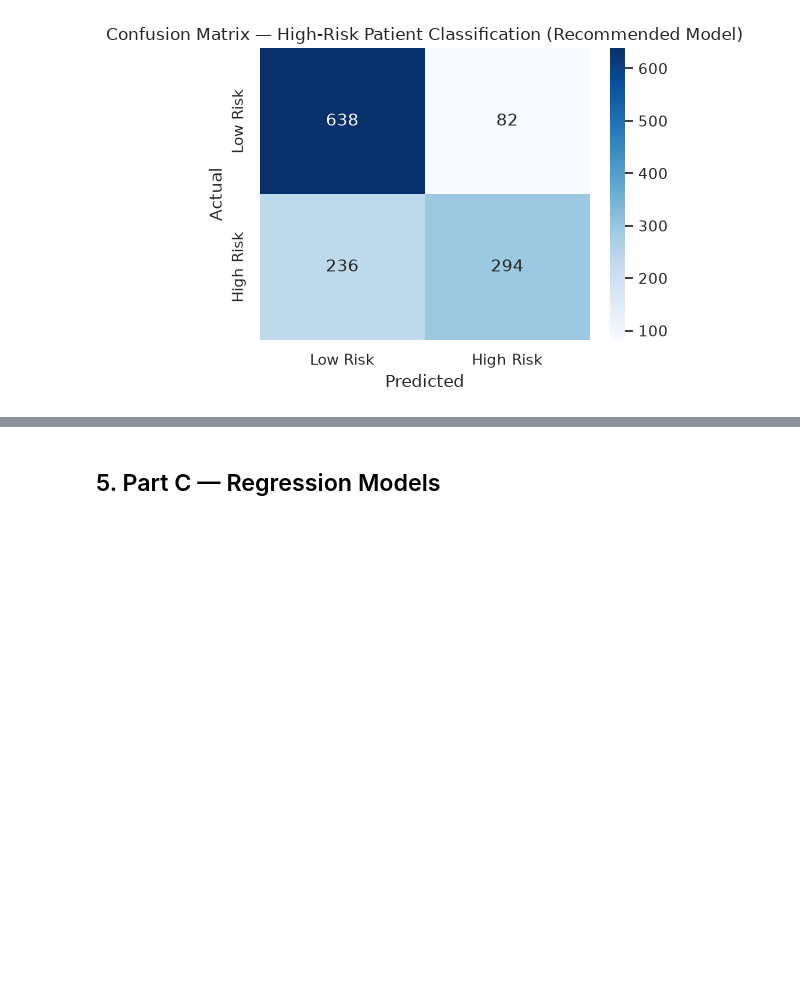
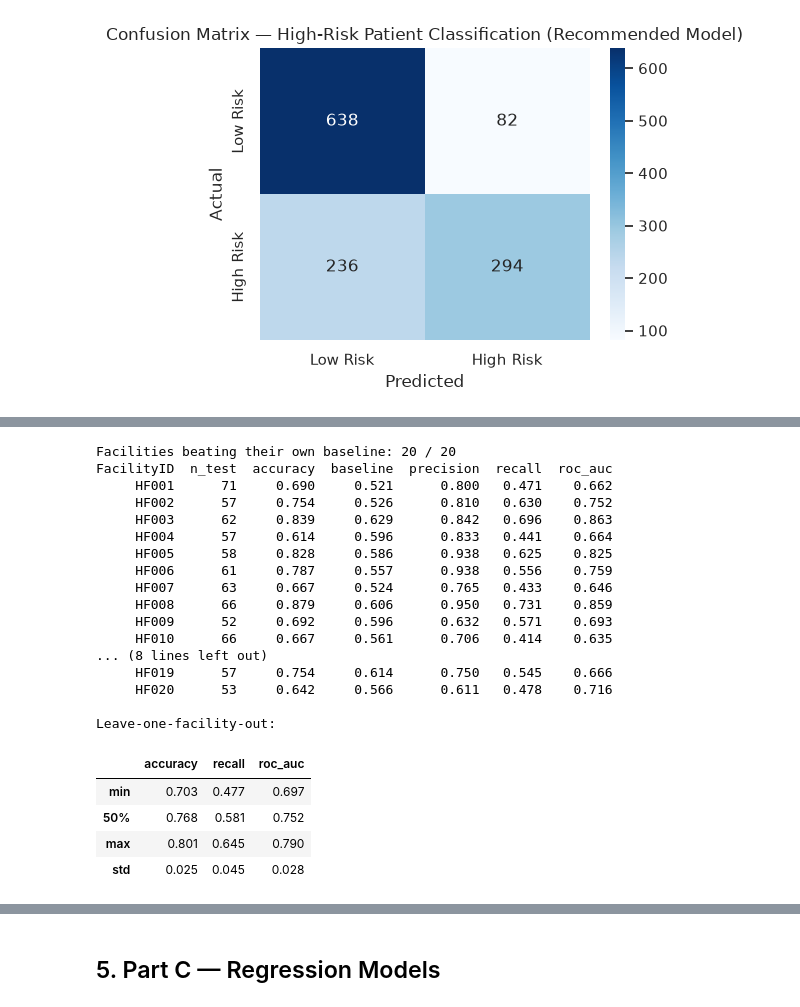
Before and after one commit to aimlin9/healthconnect-ml-engineering, a Jupyter notebook: notebooks/healthconnect_ml_track.ipynb, the cells around one changed output, grey strips where cells are left out. Drawn from its saved outputs; the diff is of its cells as text; code cells hidden in the pictures; blank space fills up the shorter version.

```diff
--- a/notebooks/healthconnect_ml_track.ipynb
+++ b/notebooks/healthconnect_ml_track.ipynb
@@ -449,0 +458,55 @@ Confusion matrix:
+# %%
+fac_test = pd.DataFrame({"FacilityID": df.loc[X4_test.index, "FacilityID"], "y": y4_test,
+                         "pred": rf4.predict(X4_test), "proba": rf4.predict_proba(X4_test)[:, 1]})
+per_facility = []
+for fac, g in fac_test.groupby("FacilityID"):
+    per_facility.append({
+        "FacilityID": fac, "n_test": len(g),
+        "accuracy": accuracy_score(g["y"], g["pred"]),
+        "baseline": max(g["y"].mean(), 1 - g["y"].mean()),
+        "precision": precision_score(g["y"], g["pred"], zero_division=0),
+        "recall": recall_score(g["y"], g["pred"], zero_division=0),
+        "roc_auc": roc_auc_score(g["y"], g["proba"]) if g["y"].nunique() > 1 else np.nan,
+    })
+per_facility = pd.DataFrame(per_facility).round(3)
+print("Facilities beating their own baseline:",
+      int((per_facility["accuracy"] > per_facility["baseline"]).sum()), "/", len(per_facility))
+print(per_facility.to_string(index=False))
+
+m4_fac = df.loc[m4.index, "FacilityID"]
+lofo = []
+for fac in sorted(m4_fac.unique()):
+    held = m4_fac == fac
+    rf_lofo = RandomForestClassifier(n_estimators=300, max_depth=6, class_weight="balanced",
+                                     random_state=42).fit(X4[~held], y4[~held])
+    proba = rf_lofo.predict_proba(X4[held])[:, 1]
+    lofo.append({"FacilityID": fac, "n": int(held.sum()),
+                 "accuracy": accuracy_score(y4[held], proba > 0.5),
+                 "recall": recall_score(y4[held], proba > 0.5),
+                 "roc_auc": roc_auc_score(y4[held], proba)})
+lofo = pd.DataFrame(lofo).round(3)
+print("\nLeave-one-facility-out:")
+lofo[["accuracy", "recall", "roc_auc"]].describe().loc[["min", "50%", "max", "std"]].round(3)
+# %% [output]
+Facilities beating their own baseline: 20 / 20
+FacilityID  n_test  accuracy  baseline  precision  recall  roc_auc
+     HF001      71     0.690     0.521      0.800   0.471    0.662
+     HF002      57     0.754     0.526      0.810   0.630    0.752
+     HF003      62     0.839     0.629      0.842   0.696    0.863
+     HF004      57     0.614     0.596      0.833   0.441    0.664
+     HF005      58     0.828     0.586      0.938   0.625    0.825
+     HF006      61     0.787     0.557      0.938   0.556    0.759
+     HF007      63     0.667     0.524      0.765   0.433    0.646
+     HF008      66     0.879     0.606      0.950   0.731    0.859
+     HF009      52     0.692     0.596      0.632   0.571    0.693
+     HF010      66     0.667     0.561      0.706   0.414    0.635
+... (8 lines left out)
+     HF019      57     0.754     0.614      0.750   0.545    0.666
+     HF020      53     0.642     0.566      0.611   0.478    0.716
+
+Leave-one-facility-out:
+|  | accuracy | recall | roc_auc |
+| min | 0.703 | 0.477 | 0.697 |
+| 50% | 0.768 | 0.581 | 0.752 |
+| max | 0.801 | 0.645 | 0.790 |
+| std | 0.025 | 0.045 | 0.028 |
```
Also changed, not shown: parts of 3 cells of this notebook, 3 other files.
